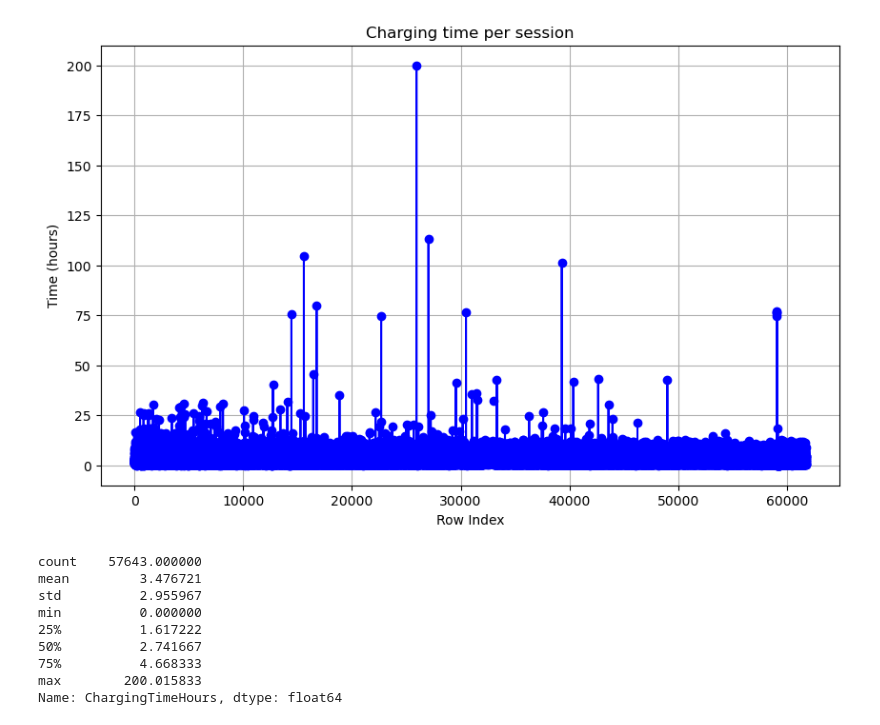
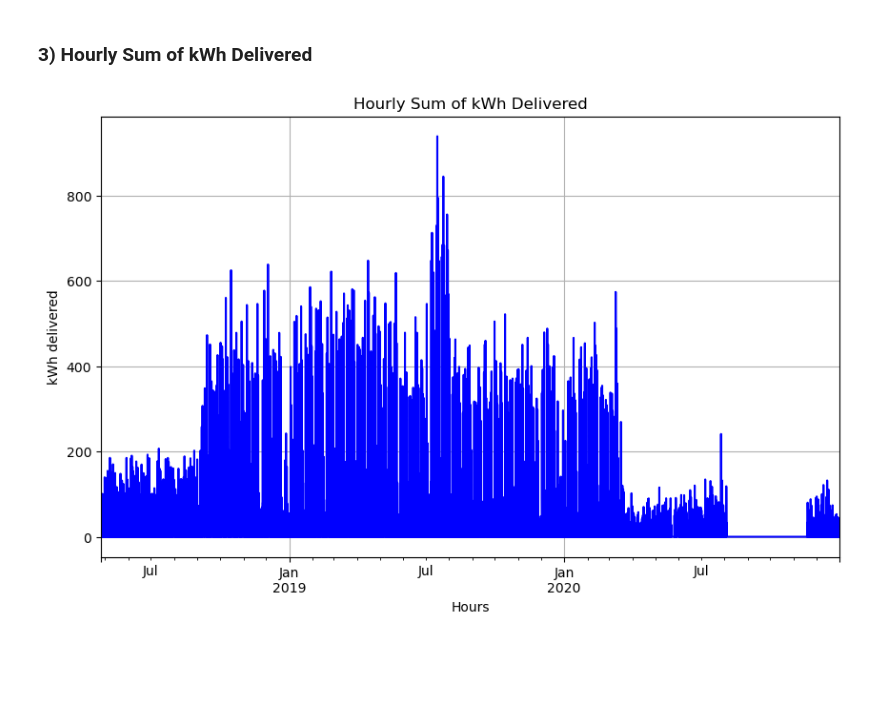
Before and after one commit to S0PEX/AA_Team_9_WS23, a Jupyter notebook: kpi.ipynb, the cells around one changed output. Drawn from its saved outputs; the diff is of its cells as text; code cells hidden in the pictures; blank space fills up the shorter version.

Commit message:
Refactor: Update KPIs to hourly values + clean up code

```diff
--- a/kpi.ipynb
+++ b/kpi.ipynb
@@ -4,3 +4,4 @@ import matplotlib.pyplot as plt
 import json
 # %%
 df_charging = pd.read_pickle("data/charging_modified.pkl")
+df_exploration = df_charging.set_index('connectionTime')
@@ -47,23 +72,16 @@ df_charging[df_charging['NoChargingTimeHours'] == 0]
+# %% [markdown]
+### 3) Hourly Sum of kWh Delivered
 # %%
-# Plot the time differences
+# Plot the hourly sum of kWh delivered
+exploration_hourly = df_exploration['kWhDelivered'].resample('H').sum()
 plt.figure(figsize=(10, 6))
-plt.plot(df_charging['ChargingTimeHours'], marker='o', linestyle='-', color='b')
-plt.title('Charging time per session')
-plt.xlabel('Row Index')
-plt.ylabel('Time (hours)')
+#plt.plot(df_charging['kWhDelivered'], linestyle='-', color='b')
+exploration_hourly.plot(kind='line', linestyle='-', color='b')
+#plt.plot(df_charging.index, df_charging['kWhDelivered'])
+plt.title('Hourly Sum of kWh Delivered')
+plt.xlabel('Hours')
+plt.ylabel('kWh delivered')
 plt.grid(True)
 plt.show()
 # %% [output]
-[figure, old version]
+[figure, new version]
-# %%
-print(df_charging['ChargingTimeHours'].describe())
-# %% [output]
-count    57643.000000
-mean         3.476721
-std          2.955967
-min          0.000000
-25%          1.617222
-50%          2.741667
-75%          4.668333
-max        200.015833
-Name: ChargingTimeHours, dtype: float64
```
Also changed, not shown: parts of 21 cells of this notebook, 1 other file.
